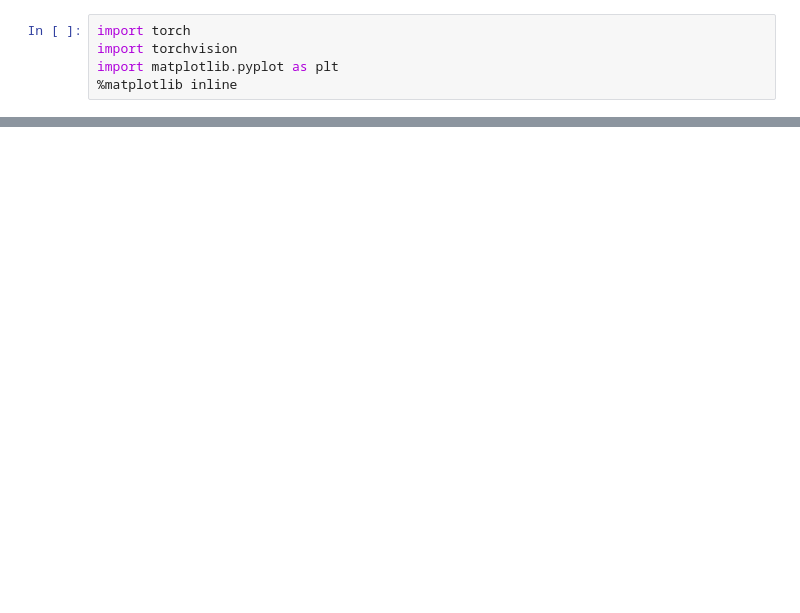
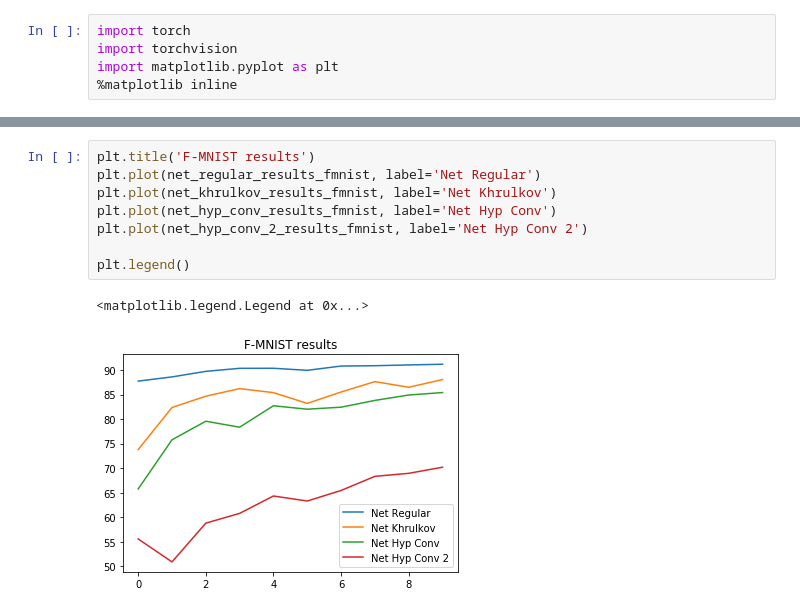
Before and after one commit to isaykatsman/hyperbolic-image-embeddings, a Jupyter notebook: examples/mnist_benchmarking_khrulkov.ipynb, the cells around one changed output, grey strips where cells are left out. Drawn from its saved outputs; the diff is of its cells as text; blank space fills up the shorter version.

```diff
--- a/examples/mnist_benchmarking_khrulkov.ipynb
+++ b/examples/mnist_benchmarking_khrulkov.ipynb
@@ -103,0 +109,11 @@ plt.legend()
+# %%
+plt.title('F-MNIST results')
+plt.plot(net_regular_results_fmnist, label='Net Regular')
+plt.plot(net_khrulkov_results_fmnist, label='Net Khrulkov')
+plt.plot(net_hyp_conv_results_fmnist, label='Net Hyp Conv')
+plt.plot(net_hyp_conv_2_results_fmnist, label='Net Hyp Conv 2')
+
+plt.legend()
+# %% [output]
+<matplotlib.legend.Legend at 0x...>
+[figure, added]
```
Also changed, not shown: parts of 9 cells of this notebook, 8 other files.
